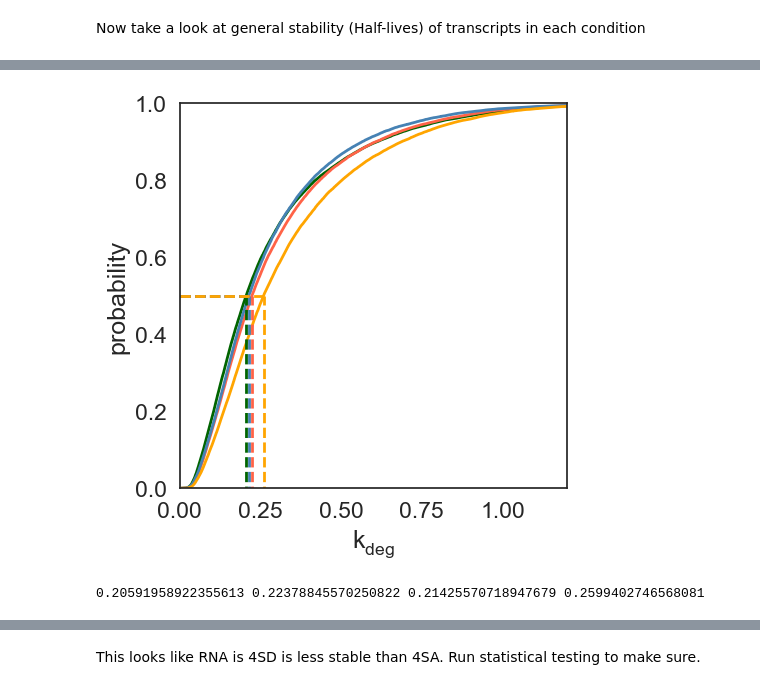
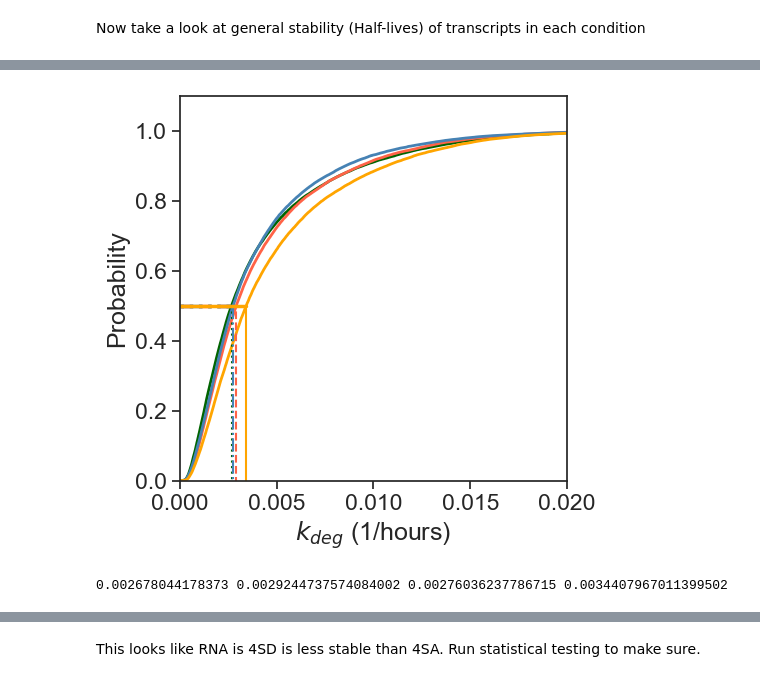
Before and after one commit to NeugebauerLab/PABPN1_phosphorylation, a Jupyter notebook: notebooks/PABPN1_mutants_TimeLapse.ipynb, the cells around one changed output, grey strips where cells are left out. Saved outputs shown, nothing was run; the diff lists cells and outputs as text; code cells hidden in the pictures.

```diff
--- a/notebooks/PABPN1_mutants_TimeLapse.ipynb
+++ b/notebooks/PABPN1_mutants_TimeLapse.ipynb
@@ -40,20 +37,24 @@ figpath = "/Users/jacksongordon/Desktop/Papers/Yale_graduate/2023_PABPN1_manuscr
+# %%
+#Set datapath for TimeLapse analyses
+path = "path/to/bakr/data/"
+
+path_2 = "/path/to/data/"
+# %%
+figpath = "./"
 # %%
 #Data for EV vs all condtions with EV as reference condition
-BakR_effects_df_all = pd.read_csv(path + "Fit_effects_DF_all.csv", sep = " ")
+BakR_effects_df_all = pd.read_csv(path + "12142023_Fit_effects_DF_all.csv", sep = " ").dropna()
 BakR_effects_df_all["gene_id"] = BakR_effects_df_all.XF.str.split(".").str[0]
 BakR_effects_df_all["gene_id"] = BakR_effects_df_all.XF.str.split(".").str[0]
 
-BakR_Reg_estimates_all = pd.read_csv(path + "Fit_Regularized_ests_all.csv", sep = " ")
+BakR_Reg_estimates_all = pd.read_csv(path + "12142023_Fit_Regularized_ests_all.csv", sep = " ").dropna()
 BakR_Reg_estimates_all["gene_id"] = BakR_Reg_estimates_all.XF.str.split(".").str[0]
 BakR_Reg_estimates_all["gene_id"] = BakR_Reg_estimates_all.XF.str.split(".").str[0]
 
-BakR_Fn_estimates_all = pd.read_csv(path + "Fit_Fn_Estimates_all.csv", sep = " ")
+BakR_Fn_estimates_all = pd.read_csv(path + "12142023_Fit_Fn_Estimates_all.csv", sep = " ").dropna()
 BakR_Fn_estimates_all["gene_id"] = BakR_Fn_estimates_all.XF.str.split(".").str[0]
 BakR_Fn_estimates_all["gene_id"] = BakR_Fn_estimates_all.XF.str.split(".").str[0]
 
-BakR_Fn_estimates_all = pd.read_csv(path + "Fit_Fn_Estimates_all.csv", sep = " ")
-BakR_Fn_estimates_all["gene_id"] = BakR_Fn_estimates_all.XF.str.split(".").str[0]
-BakR_Fn_estimates_all["gene_id"] = BakR_Fn_estimates_all.XF.str.split(".").str[0]
 
 gene_types = pd.read_csv(path_2 + "config/gene_types_df.tsv", sep = "\t")
 BakR_effects_df_all = gene_types.merge(BakR_effects_df_all, on = "gene_id")
@@ -88,7 +85,7 @@ RNA half lives can be calculated from kdeg estimates as follows: HL = log2/kdeg
 # %%
 #Caclulate RNA half lives
-BakR_Fn_estimates_all["halflife"] = np.log2(1/BakR_Fn_estimates_all["kdeg"])
-BakR_Fn_estimates["halflife"] = np.log2(1/BakR_Fn_estimates["kdeg"])
+BakR_Fn_estimates_all["halflife"] = np.log(2)/BakR_Fn_estimates_all["kdeg"]
+# BakR_Fn_estimates["halflife"] = np.log2(1/BakR_Fn_estimates["kdeg"])
 # %% [markdown]
 Now take a look at general stability (Half-lives) of transcripts in each condition
 # %%
@@ -107,46 +116,46 @@ np.median(x1)
 # %%
 #Plot CDF for HL of each sample
 x1, y1 = cumsum(BakR_Fn_estimates_all.loc[BakR_Fn_estimates_all.Sample == "EV"].kdeg)
 x2, y2 = cumsum(BakR_Fn_estimates_all.loc[BakR_Fn_estimates_all.Sample == "WT"].kdeg)
 x3, y3 = cumsum(BakR_Fn_estimates_all.loc[BakR_Fn_estimates_all.Sample == "4SA"].kdeg)
 x4, y4 = cumsum(BakR_Fn_estimates_all.loc[BakR_Fn_estimates_all.Sample == "4SD"].kdeg)
 
 # x1, y1 = cumsum(np.log2(BakR_Fn_estimates.loc[BakR_Fn_estimates.Exp_ID == 2].kdeg), 100)
 # x2, y2 = cumsum(np.log2(BakR_Fn_estimates.loc[BakR_Fn_estimates.Exp_ID == 1].kdeg), 100)
 
 # plot the cumulative function
 f, ax = plt.subplots(1,1, figsize = (5,5))
 sns.lineplot(x = (x1), y = y1, color = four_palette[0], linewidth = 2)
 sns.lineplot(x = (x2), y = y2, color = four_palette[1], linewidth = 2)
 sns.lineplot(x = (x3), y = y3, color = four_palette[2], linewidth = 2)
 sns.lineplot(x = (x4), y = y4, color = four_palette[3], linewidth = 2)
 
-ax.set_ylabel("probability")
-ax.set_xlabel("$k_{deg}$")
-ax.set_xlim(0, 1.2)
-ax.set_ylim(0, 1)
+ax.set_ylabel("Probability")
+ax.set_xlabel("$k_{deg}$ (1/hours)")
+ax.set_xlim(0, 0.02)
+ax.set_ylim(0, 1.1)
 
-sns.lineplot(x = [0,np.median(x1)], y = [0.5, 0.5], color = four_palette[0], linestyle = "--", linewidth = 2)
-ax.axvline(x = np.median(x1), ymin = -1, ymax = 0.5, color = four_palette[0], linestyle = "--", linewidth = 2)
+sns.lineplot(x = [0,np.median(x1)], y = [0.5, 0.5], color = four_palette[0], linestyle = "dotted", linewidth = 2.5)
+ax.axvline(x = np.median(x1), ymin = -1, ymax = 0.45, color = four_palette[0], linestyle = "dotted", linewidth = 1.5)
 
-sns.lineplot(x = [0,np.median(x2)], y = [0.5, 0.5], color = four_palette[1], linestyle = "--", linewidth = 2)
-ax.axvline(x = np.median(x2), ymin = -1, ymax = 0.5, color = four_palette[1], linestyle = "--", linewidth = 2)
+sns.lineplot(x = [0,np.median(x2)], y = [0.5, 0.5], color = four_palette[1], linestyle = "dashed", linewidth = 2.5)
+ax.axvline(x = np.median(x2), ymin = -1, ymax = 0.45, color = four_palette[1], linestyle = "dashed", linewidth = 1.5)
 
-sns.lineplot(x = [0,np.median(x3)], y = [0.5, 0.5], color = four_palette[2], linestyle = "--", linewidth = 2)
-ax.axvline(x = np.median(x3), ymin = -1, ymax = 0.5, color = four_palette[2], linestyle = "--", linewidth = 2)
+sns.lineplot(x = [0,np.median(x3)], y = [0.5, 0.5], color = four_palette[2], linestyle = "dashdot", linewidth = 2.5)
+ax.axvline(x = np.median(x3), ymin = -1, ymax = 0.45, color = four_palette[2], linestyle = "dashdot", linewidth = 1.5)
 
-sns.lineplot(x = [0,np.median(x4)], y = [0.5, 0.5], color = four_palette[3], linestyle = "--", linewidth = 2)
-ax.axvline(x = np.median(x4), ymin = -1, ymax = 0.5, color = four_palette[3], linestyle = "--", linewidth = 2)
+sns.lineplot(x = [0,np.median(x4)], y = [0.5, 0.5], color = four_palette[3], linestyle = "-", linewidth = 2.5)
+ax.axvline(x = np.median(x4), ymin = -1, ymax = 0.45, color = four_palette[3], linestyle = "-", linewidth = 1.5)
 
 plt.savefig(figpath + 'kdeg_CDF.png', dpi=300, bbox_inches="tight")
 # %% [output]
-[figure, old version]
+[figure, new version]
 # %%
 print(np.median(x1),
      np.median(x2),
      np.median(x3),
      np.median(x4))
 # %% [output]
-0.20591958922355613 0.22378845570250822 0.21425570718947679 0.2599402746568081
+0.002678044178373 0.0029244737574084002 0.00276036237786715 0.0034407967011399502
 # %%
 #Plot CDF for HL of each sample
```
Also changed, not shown: parts of 48 cells of this notebook, 5 other files.
